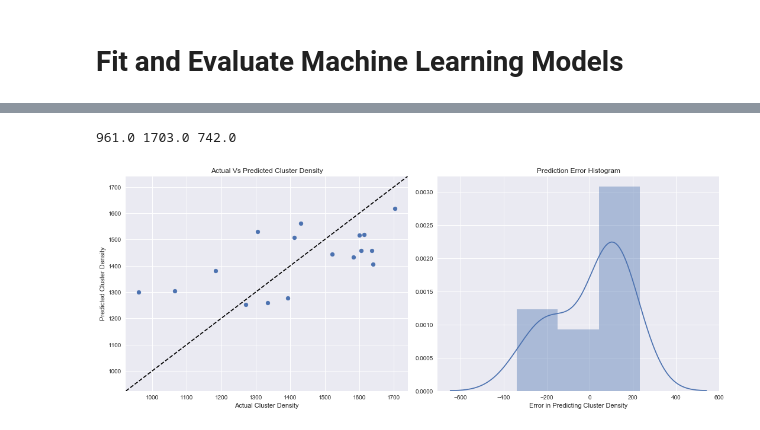
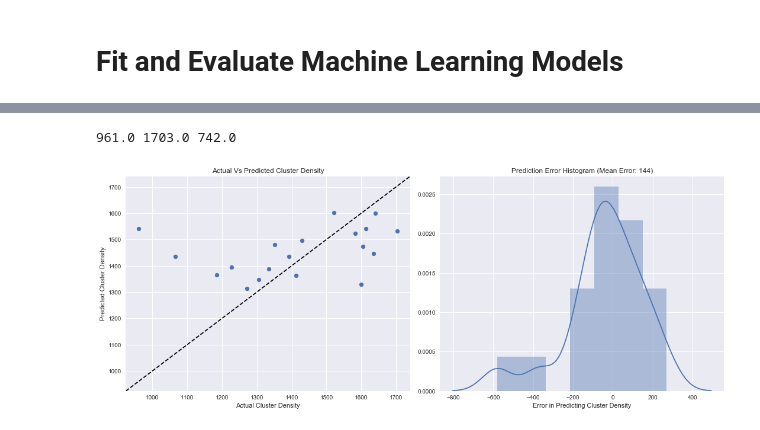
Before and after one commit to JBEI/library_loading_concentration_prediction, a Jupyter notebook: ClusterDensityPrediction.ipynb, the cells around one changed output, grey strips where cells are left out. Drawn from its saved outputs; the diff is of its cells as text; code cells hidden in the pictures.

```diff
--- a/ClusterDensityPrediction.ipynb
+++ b/ClusterDensityPrediction.ipynb
@@ -26,7 +42,7 @@ from sklearn.ensemble import RandomForestRegressor
 import matplotlib.pyplot as plt
 import seaborn as sns
 
-test=True
+test=False
 # %%
 os.listdir('data')
 
@@ -176,12 +241,12 @@ display(df.corr(method='pearson', min_periods=1))
 #Find & Fit Model
 X = df.loc[:,df.columns != 'Cluster Density']
 y = df['Cluster Density']
-tpot = TPOTRegressor(generations=5, population_size=20, verbosity=2)
+
+tpot = TPOTRegressor(generations=20, population_size=50, verbosity=2)
 model = tpot.fit(X, y).fitted_pipeline_
+
+#Use a Random Forest Model!
 #model = RandomForestRegressor().fit(X,y)
-
-#print(list(X.columns))
-#display(model.feature_importances_)
 #feature_df = pd.DataFrame(data=list(zip(list(X.columns),model.feature_importances_)),columns=['Feature','Importance']).set_index('Feature').sort_values('Importance',ascending=False)
 #display(feature_df)
 # %% [output]
@@ -197,33 +267,33 @@ Best pipeline: LassoLarsCV(FeatureAgglomeration(StandardScaler(input_matrix), af
 # %%
 #Plot Cross Validated Predictions
 y_p = cross_val_predict(model,X,y)
 
 plt.figure(figsize=(15,6))
 
 plt.subplot(1,2,1)
 plt.scatter(y,y_p)
 axes = plt.gca()
 ymin, ymax = axes.get_ylim()
 xmin, xmax = axes.get_xlim()
 min_val = min(xmin,ymin)
 max_val = max(ymax,xmax)
 plt.plot([min_val,max_val],[min_val,max_val],'k--')
 plt.xlim([min_val,max_val])
 plt.ylim([min_val,max_val])
 plt.title('Actual Vs Predicted Cluster Density')
 plt.xlabel('Actual Cluster Density')
 plt.ylabel('Predicted Cluster Density')
 
 plt.subplot(1,2,2)
 y_err = [ye -ye_p for ye,ye_p in zip(y,y_p)]
 print(min(y),max(y),max(y)-min(y))
 sns.distplot(y_err)
-plt.title('Prediction Error Histogram (Mean Error: {})'.format())
+plt.title('Prediction Error Histogram (Mean Error: {:0.0f})'.format(np.mean(np.abs(y_err))))
 plt.xlabel('Error in Predicting Cluster Density')
 
 plt.tight_layout()
 plt.show()
 # %% [output]
 961.0 1703.0 742.0
-[figure, old version]
+[figure, new version]
 # %%
```
Also changed, not shown: parts of 5 cells of this notebook, 2 other files.
